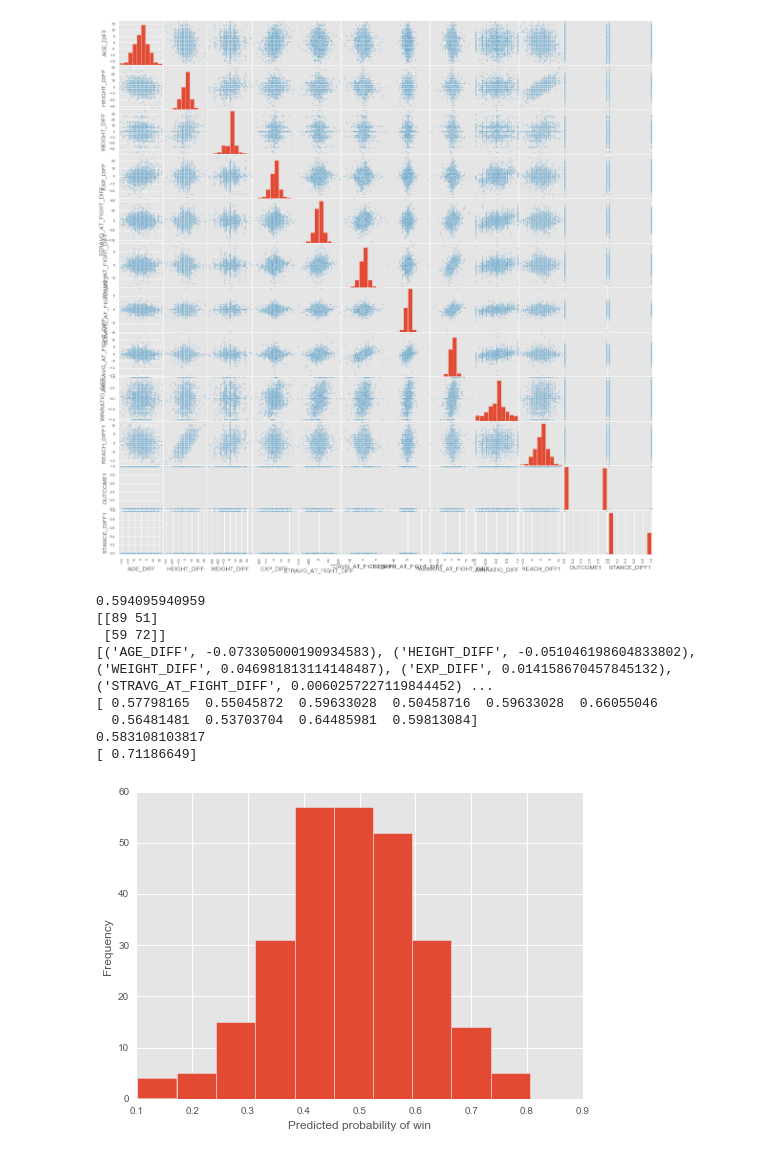
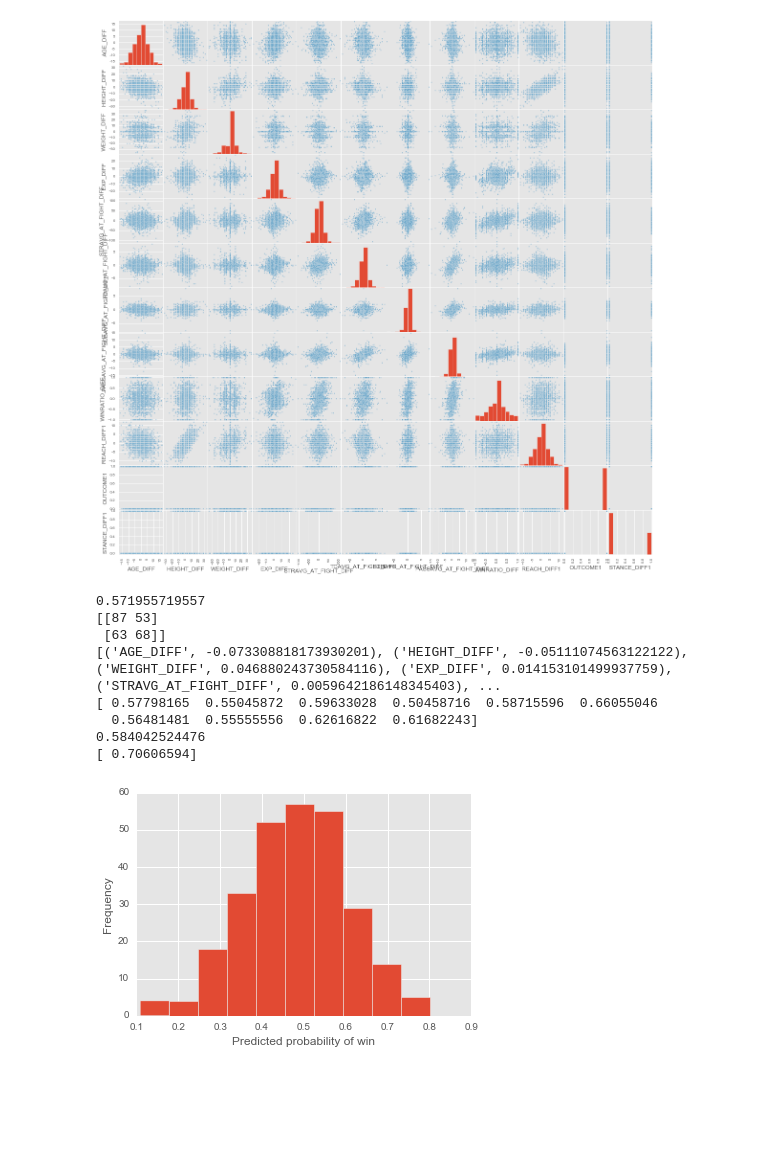
Before and after one commit to louistsang86/Project_MMA, a Jupyter notebook: 2) Prob Win model - by 3 weight classes.ipynb, the cells around one changed output. Cells and saved outputs as stored; diff of their text form; code cells hidden in the pictures; blank space fills up the shorter version.

```diff
--- a/2) Prob Win model - by 3 weight classes.ipynb
+++ b/2) Prob Win model - by 3 weight classes.ipynb
@@ -240,7 +240,7 @@ Name: OUTCOME1, dtype: float64
 # %%
 # ** LIGHT Weightclass Model **
 CLASS = 'Flyweight','Bantamweight','Featherweight',
-feature_cols = UFC1b[(UFC1b.WEIGHT_CLASS.isin(CLASS))].iloc[:,[1,2,3,4,5,6,7,8,9,10,12]]
+feature_cols = UFC1b[(UFC1b.WEIGHT_CLASS.isin(CLASS))].iloc[:,[1,2,3,4,5,6,7,8,9,10]]
 X = feature_cols
 y = UFC1b[(UFC1b.WEIGHT_CLASS.isin(CLASS))].OUTCOME1
 
@@ -258,40 +258,40 @@ y_pred_class = logreg.predict(X_test)
 print metrics.accuracy_score(y_test, y_pred_class)
 
 #Confusion Matrix
 prds = logreg.predict(X)
 print metrics.confusion_matrix(y_test, y_pred_class)
 
 #plot the predicted probabilities
 y_pred_prob = logreg.predict_proba(X_test)[:, 1]
 plt.hist(y_pred_prob)
 plt.xlabel('Predicted probability of win')
 plt.ylabel('Frequency')
 
 #print the coeff
 print zip(feature_cols, logreg.coef_[0])
 
 #convert log-odds to odds
 #zip(feature_cols, np.exp(logreg.coef_[0]))
 
 #Cross Validation
 from sklearn.linear_model import LogisticRegression
 from sklearn.cross_validation import train_test_split
 from sklearn import metrics
 from sklearn.cross_validation import cross_val_score
 #evaluate the model using 10-fold cross-validation
 scores = cross_val_score(LogisticRegression(), X, y, scoring='accuracy', cv=10)
 print scores
 print scores.mean()
 
 #Test case predicted probabilities
-print logreg.predict_proba([-10,5,2,10,6,5,2,0,5,2,0])[:, 1]
+print logreg.predict_proba([-10,5,2,10,6,5,2,0,5,2])[:, 1]
 # %% [output]
-0.594095940959
-[[89 51]
- [59 72]]
-[('AGE_DIFF', -0.073305000190934583), ('HEIGHT_DIFF', -0.051046198604833802), ('WEIGHT_DIFF', 0.046981813114148487), ('EXP_DIFF', 0.014158670457845132), ('STRAVG_AT_FIGHT_DIFF', 0.0060257227119844452) ...
-[ 0.57798165  0.55045872  0.59633028  0.50458716  0.59633028  0.66055046
-  0.56481481  0.53703704  0.64485981  0.59813084]
-0.583108103817
-[ 0.71186649]
+0.571955719557
+[[87 53]
+ [63 68]]
+[('AGE_DIFF', -0.073308818173930201), ('HEIGHT_DIFF', -0.05111074563122122), ('WEIGHT_DIFF', 0.046880243730584116), ('EXP_DIFF', 0.014153101499937759), ('STRAVG_AT_FIGHT_DIFF', 0.0059642186148345403), ...
+[ 0.57798165  0.55045872  0.59633028  0.50458716  0.58715596  0.66055046
+  0.56481481  0.55555556  0.62616822  0.61682243]
+0.584042524476
+[ 0.70606594]
-[figure, old version]
+[figure, new version]
```
Also changed, not shown: parts of 5 cells of this notebook, 5 other files.
